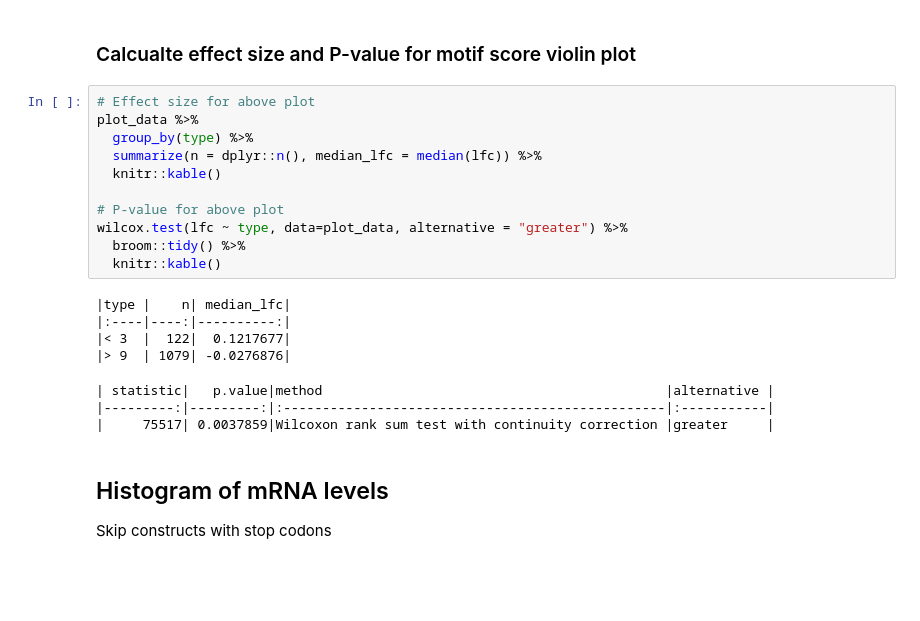
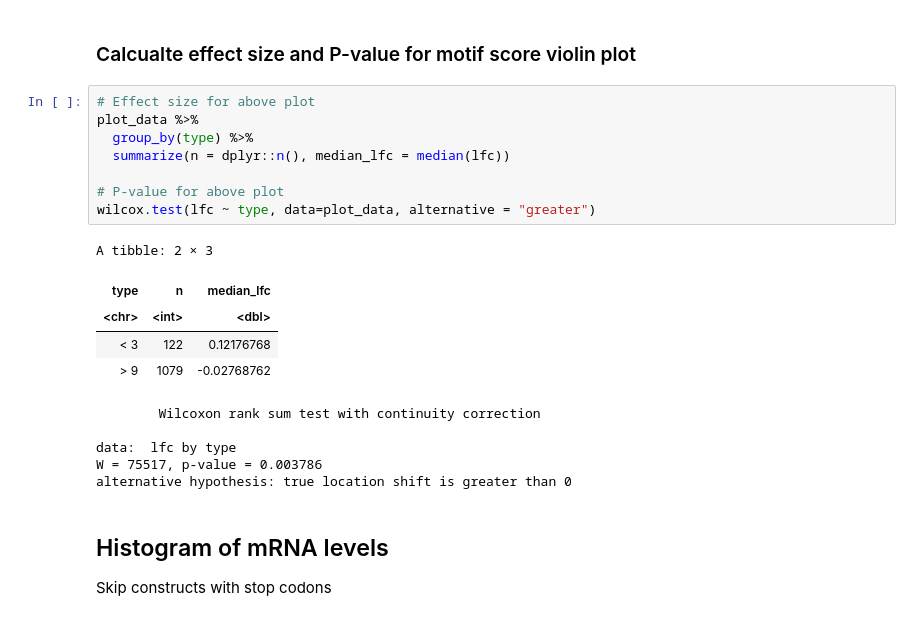
Before and after one commit to rasilab/burke_2022, a Jupyter notebook: analysis/barcode_seq/pool3_mrna/scripts/plot_endo12k_effects.ipynb, the cells around one changed output. Cells and saved outputs as stored; diff of their text form; blank space fills up the shorter version.

```diff
--- a/analysis/barcode_seq/pool3_mrna/scripts/plot_endo12k_effects.ipynb
+++ b/analysis/barcode_seq/pool3_mrna/scripts/plot_endo12k_effects.ipynb
@@ -218,22 +177,22 @@ Warning message:
 # %%
 # Effect size for above plot
 plot_data %>%
   group_by(type) %>%
-  summarize(n = dplyr::n(), median_lfc = median(lfc)) %>%
-  knitr::kable()
+  summarize(n = dplyr::n(), median_lfc = median(lfc))
 
 # P-value for above plot
-wilcox.test(lfc ~ type, data=plot_data, alternative = "greater") %>%
-  broom::tidy() %>%
-  knitr::kable()
+wilcox.test(lfc ~ type, data=plot_data, alternative = "greater")
 # %% [output]
-|type |    n| median_lfc|
-|:----|----:|----------:|
-|< 3  |  122|  0.1217677|
-|> 9  | 1079| -0.0276876|
+A tibble: 2 × 3
+| type | n | median_lfc |
+| <chr> | <int> | <dbl> |
+| < 3 | 122 | 0.12176768 |
+| > 9 | 1079 | -0.02768762 |
-| statistic|   p.value|method                                            |alternative |
-|---------:|---------:|:-------------------------------------------------|:-----------|
-|     75517| 0.0037859|Wilcoxon rank sum test with continuity correction |greater     |
+        Wilcoxon rank sum test with continuity correction
+
+data:  lfc by type
+W = 75517, p-value = 0.003786
+alternative hypothesis: true location shift is greater than 0
 # %% [markdown]
 ## Histogram of mRNA levels
 
```
Also changed, not shown: parts of 35 cells of this notebook, 1 other file.
